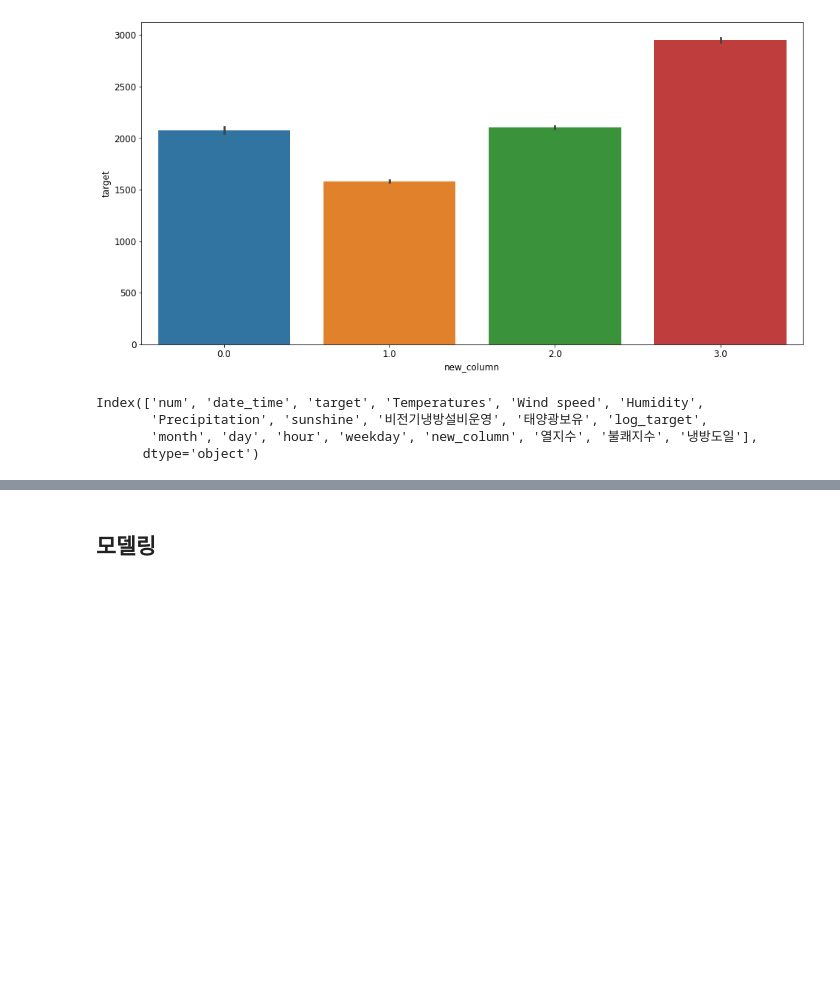
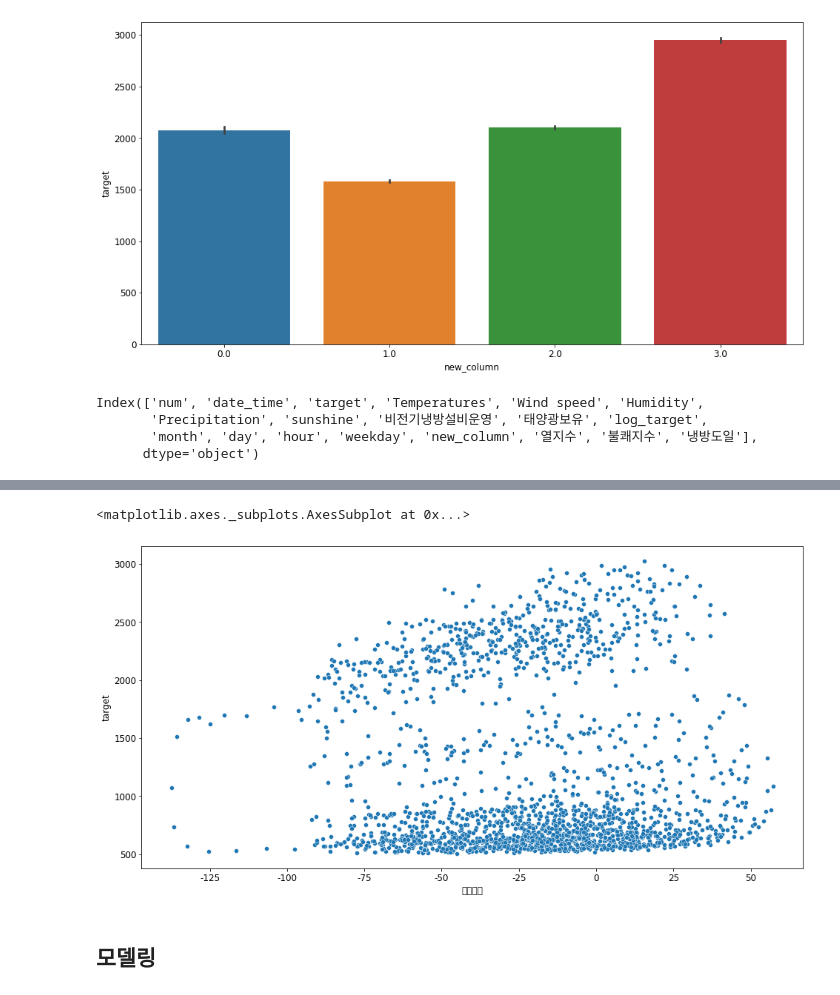
Before and after one commit to qkrwjdduf159/-, a Jupyter notebook: 데이콘/전력사용량 예측 AI 경진대회/전력 사용량 예측EDA.ipynb, the cells around one changed output, grey strips where cells are left out. Cells and saved outputs as stored; diff of their text form; code cells hidden in the pictures; blank space fills up the shorter version.

```diff
--- a/데이콘/전력사용량 예측 AI 경진대회/전력 사용량 예측EDA.ipynb
+++ b/데이콘/전력사용량 예측 AI 경진대회/전력 사용량 예측EDA.ipynb
@@ -102,11 +173,7 @@ Text(0.5, 1.0, 'boxenplot of target')
 # %% [markdown]
 - 이상치가 많은것으로 보여진다.
 # %%
-# 변수명이 너무 길기 때문에 변수명을 전부 바꿔준다.
-train=train.rename(columns = {'기온(°C)':'Temperatures', '풍속(m/s)':'Wind speed',
-                              '습도(%)':'Humidity',
-                              '강수량(mm)':'Precipitation','일조(hr)':'sunshine'})
-
+# 상관관계를 확인해 본다.
 train_corr=train.corr()
 plt.figure(figsize = (16,8))
 sns.heatmap(train_corr, annot = True)
@@ -683,3 +819,11 @@ Index(['num', 'date_time', 'target', 'Temperatures', 'Wind speed', 'Humidity',
+# %%
+# for i in train['num'].unique():
+#   print(f'{i}',train[train['num'] == i][['냉방도일','log_target']].corr())
+
+sns.scatterplot(data = train[train['num'] == 6], x = '냉방도일', y = 'target')
+# %% [output]
+<matplotlib.axes._subplots.AxesSubplot at 0x...>
+[figure, added]
 # %% [markdown]
 ## 모델링
 # %%
```
Also changed, not shown: parts of 25 cells of this notebook.
